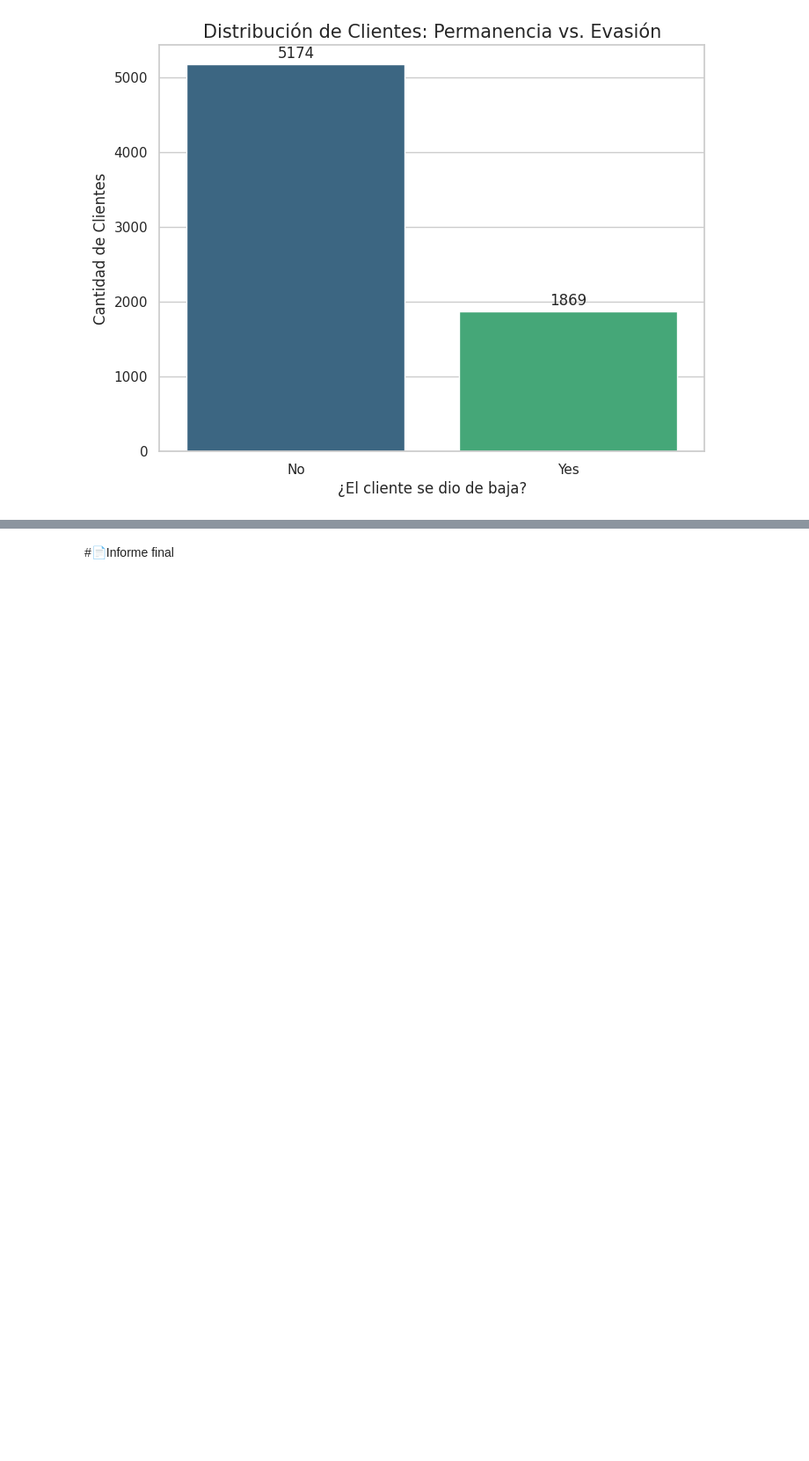
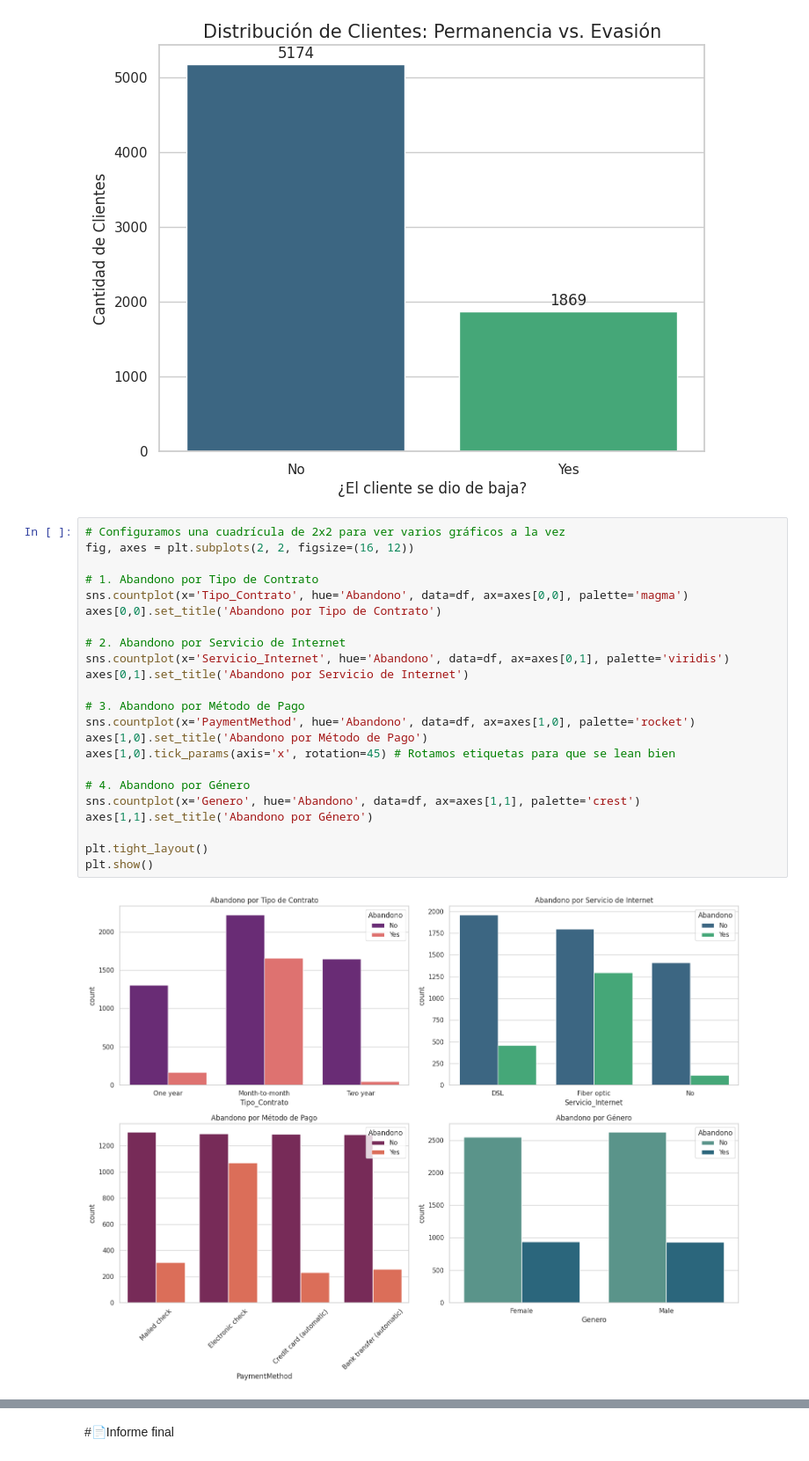
Before and after one commit to thxlopez7/challenge_telecomX_2026, a Jupyter notebook: TelecomX_LATAM.ipynb, the cells around one changed output, grey strips where cells are left out. Shown at 88% size. Saved outputs shown, nothing was run; the diff lists cells and outputs as text; blank space fills up the shorter version.

```diff
--- a/TelecomX_LATAM.ipynb
+++ b/TelecomX_LATAM.ipynb
@@ -262,3 +262,28 @@ Passing `palette` without assigning `hue` is deprecated and will be removed in v
 
   ax = sns.countplot(x='Abandono', data=df, palette='viridis')
 [figure]
+# %%
+# Configuramos una cuadrícula de 2x2 para ver varios gráficos a la vez
+fig, axes = plt.subplots(2, 2, figsize=(16, 12))
+
+# 1. Abandono por Tipo de Contrato
+sns.countplot(x='Tipo_Contrato', hue='Abandono', data=df, ax=axes[0,0], palette='magma')
+axes[0,0].set_title('Abandono por Tipo de Contrato')
+
+# 2. Abandono por Servicio de Internet
+sns.countplot(x='Servicio_Internet', hue='Abandono', data=df, ax=axes[0,1], palette='viridis')
+axes[0,1].set_title('Abandono por Servicio de Internet')
+
+# 3. Abandono por Método de Pago
+sns.countplot(x='PaymentMethod', hue='Abandono', data=df, ax=axes[1,0], palette='rocket')
+axes[1,0].set_title('Abandono por Método de Pago')
+axes[1,0].tick_params(axis='x', rotation=45) # Rotamos etiquetas para que se lean bien
+
+# 4. Abandono por Género
+sns.countplot(x='Genero', hue='Abandono', data=df, ax=axes[1,1], palette='crest')
+axes[1,1].set_title('Abandono por Género')
+
+plt.tight_layout()
+plt.show()
+# %% [output]
+[figure, added]
```
Also changed, not shown: parts of 2 cells of this notebook.
